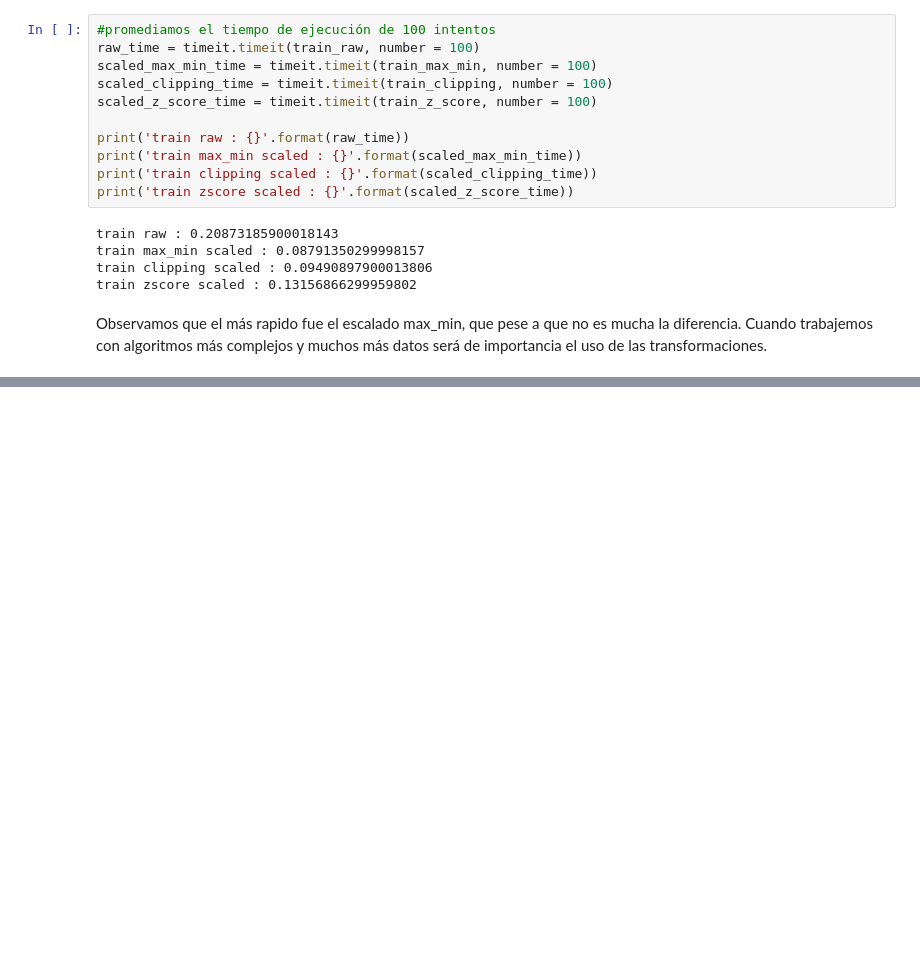
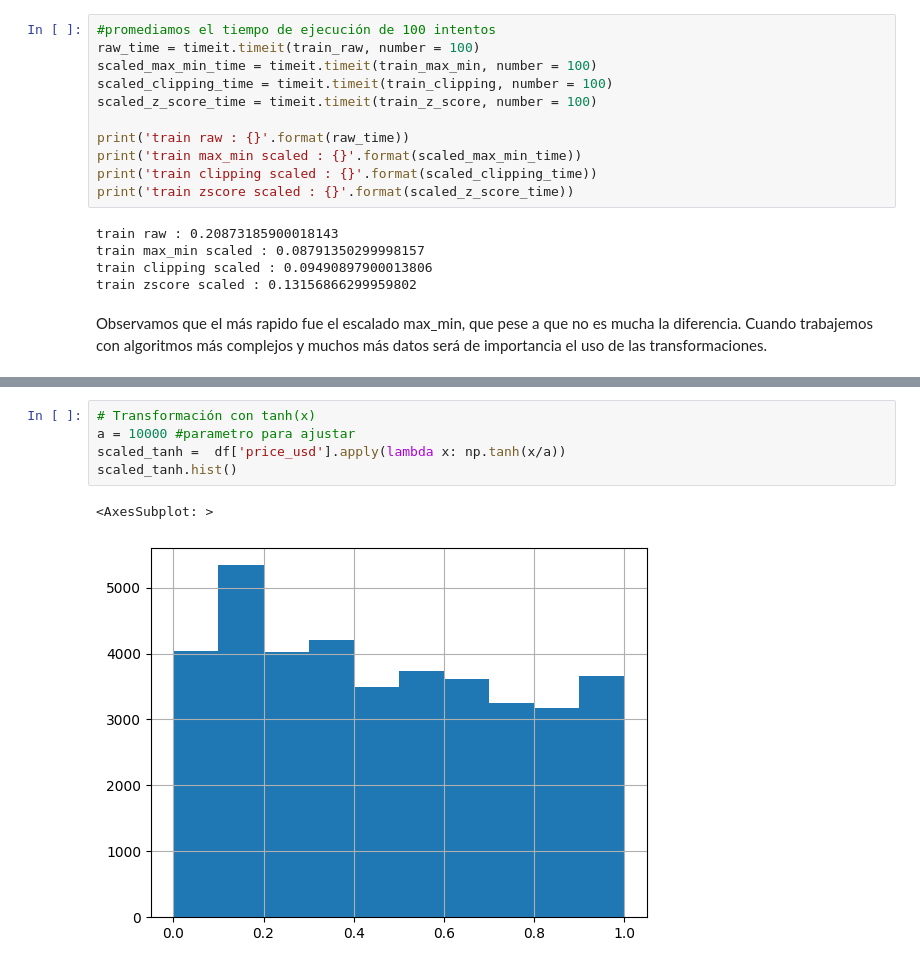
Before and after one commit to CharlyRazo/Cursos-Platzi, a Jupyter notebook: Curso de probabilidad y estadistica/Estadística descriptiva/procesamiento de datos.ipynb, the cells around one changed output, grey strips where cells are left out. Drawn from its saved outputs; the diff is of its cells as text; blank space fills up the shorter version.

```diff
--- a/Curso de probabilidad y estadistica/Estadística descriptiva/procesamiento de datos.ipynb
+++ b/Curso de probabilidad y estadistica/Estadística descriptiva/procesamiento de datos.ipynb
@@ -127,0 +149,8 @@ Observamos que el más rapido fue el escalado max_min, que pese a que no es much
+# %%
+# Transformación con tanh(x)
+a = 10000 #parametro para ajustar
+scaled_tanh =  df['price_usd'].apply(lambda x: np.tanh(x/a))
+scaled_tanh.hist()
+# %% [output]
+<AxesSubplot: >
+[figure, added]
```
Also changed, not shown: parts of 15 cells of this notebook, 5 other files.
